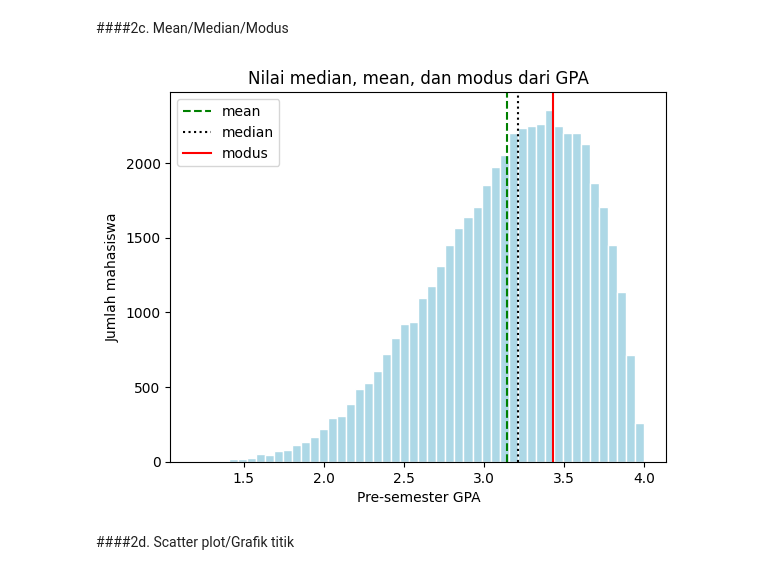
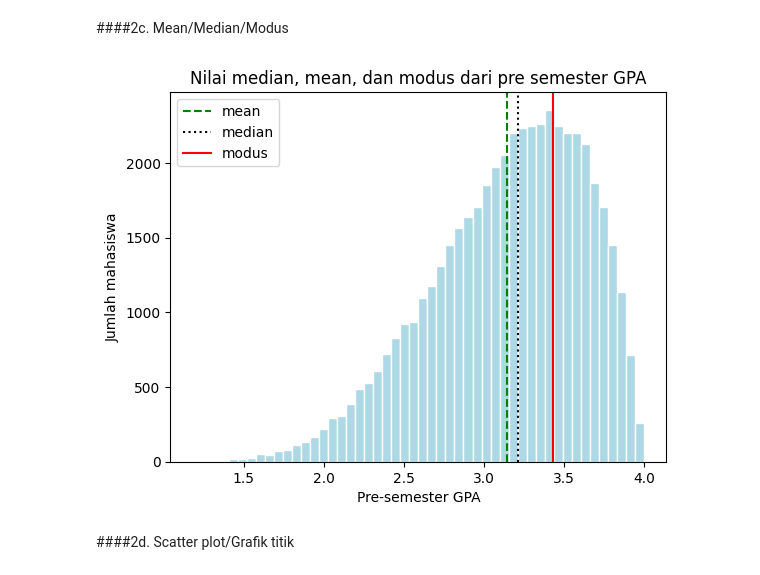
Before and after one commit to Shxrp08/Project_SG_I-Smile_Group6_2026, a Jupyter notebook: Project_SG_Group_6_NewRev1.ipynb, the cells around one changed output. Cells and saved outputs as stored; diff of their text form; code cells hidden in the pictures.

```diff
--- a/Project_SG_Group_6_NewRev1.ipynb
+++ b/Project_SG_Group_6_NewRev1.ipynb
@@ -239,16 +239,16 @@ Jumlah mahasiswa ber GPA lebih sama dengan dari 3.5:: 13346
 # %%
 
 plt.hist(df["Pre_Semester_GPA"], bins=50, color="lightblue", edgecolor="white")
 plt.axvline(df["Pre_Semester_GPA"].mean(), color="green", linestyle="--", label="mean")
 plt.axvline(df["Pre_Semester_GPA"].median(), color="black", linestyle=":", label="median")
 plt.axvline(df["Pre_Semester_GPA"].mode()[0], color="red", linestyle="-", label="modus")      #[0] berarti modus ke 0 (0,1,2,...), karena modus bisa lebih dari satu
-plt.title("Nilai median, mean, dan modus dari GPA")                                           # kalau selain [0] mendapat error, maka modus memang cuma 1
+plt.title("Nilai median, mean, dan modus dari pre semester GPA")                              # kalau selain [0] mendapat error, maka modus memang cuma 1
 plt.xlabel("Pre-semester GPA")
 plt.ylabel("Jumlah mahasiswa")
 plt.legend()
 plt.show()
 # %% [output]
-[figure, old version]
+[figure, new version]
 # %% [markdown]
 ####2d. Scatter plot/Grafik titik
 # %%
```
Also changed, not shown: parts of 30 cells of this notebook.
